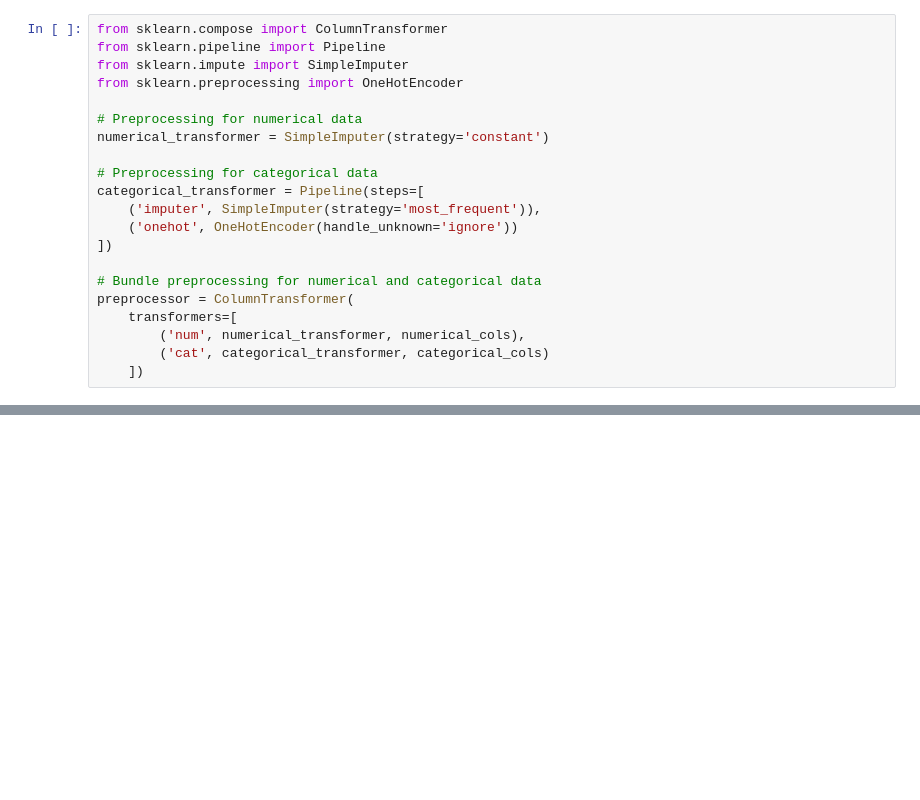
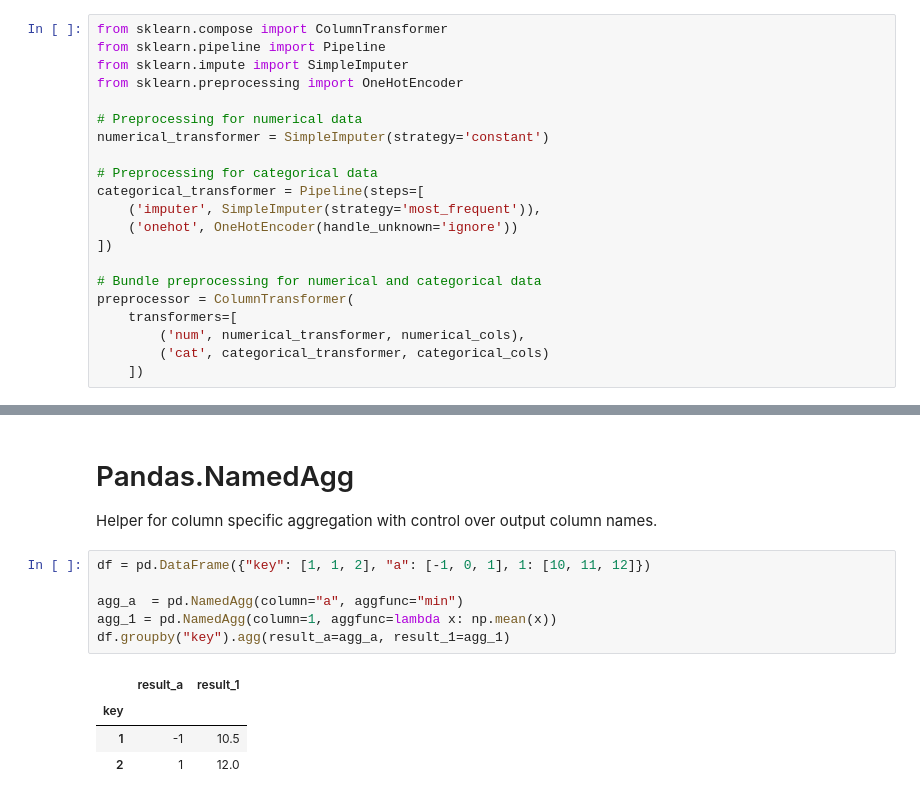
Before and after one commit to showmidelo/Advanced_Pandas_karyar, a Jupyter notebook: tutorial.ipynb, the cells around one changed output, grey strips where cells are left out. Saved outputs shown, nothing was run; the diff lists cells and outputs as text; blank space fills up the shorter version.

```diff
--- a/tutorial.ipynb
+++ b/tutorial.ipynb
@@ -1913,0 +1935,15 @@ preprocessor = ColumnTransformer(
+# %% [markdown]
+# Pandas.NamedAgg
+
+Helper for column specific aggregation with control over output column names.
+# %%
+df = pd.DataFrame({"key": [1, 1, 2], "a": [-1, 0, 1], 1: [10, 11, 12]})
+
+agg_a  = pd.NamedAgg(column="a", aggfunc="min")
+agg_1 = pd.NamedAgg(column=1, aggfunc=lambda x: np.mean(x))
+df.groupby("key").agg(result_a=agg_a, result_1=agg_1)
+# %% [output]
+|  | result_a | result_1 |
+| key |  |  |
+| 1 | -1 | 10.5 |
+| 2 | 1 | 12.0 |
```
Also changed, not shown: parts of 6 cells of this notebook.
